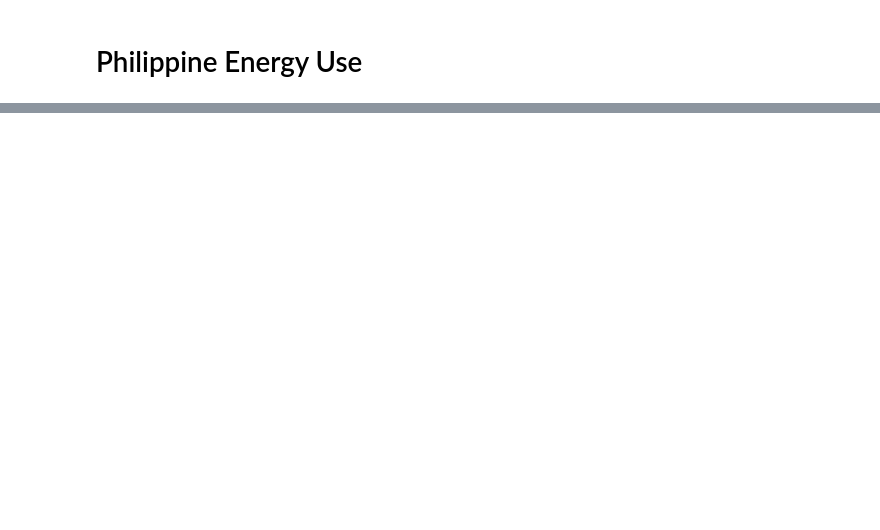
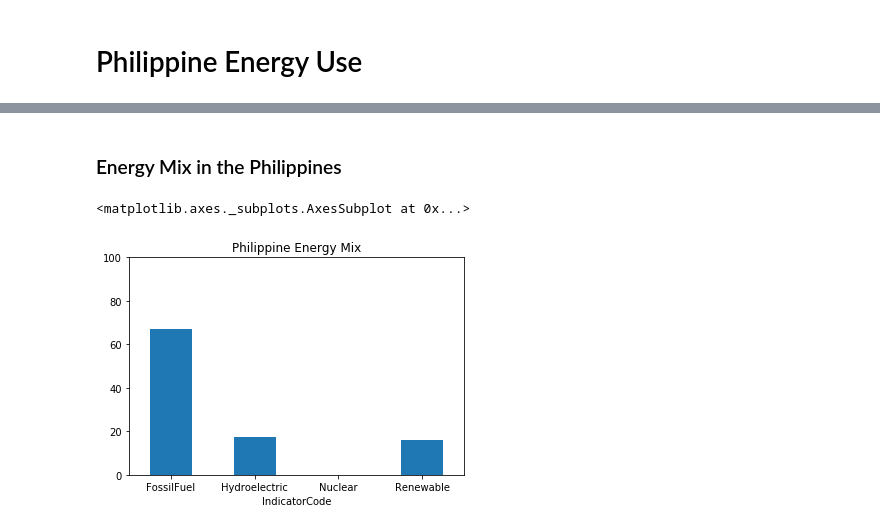
Before and after one commit to jervenclark/data-science, a Jupyter notebook: 0200_Philippine_Energy_Use.ipynb, the cells around one changed output, grey strips where cells are left out. Drawn from its saved outputs; the diff is of its cells as text; code cells hidden in the pictures; blank space fills up the shorter version.

```diff
--- a/0200_Philippine_Energy_Use.ipynb
+++ b/0200_Philippine_Energy_Use.ipynb
@@ -56,0 +127,7 @@ ph_ec_total.plot.bar(**plot_args, title='Philippine Energy Consumption')
+# %%
+fossil_fuel_indicator_code = 'EG.ELC.FOSL.ZS'
+hydroelectric_indicator_code = 'EG.ELC.HYRO.ZS'
+nuclear_indicator_code = 'EG.ELC.NUCL.ZS'
+renewable_indicator_code = 'EG.ELC.RNWX.ZS'
+# %%
+em_indicator_map = {'EG.ELC.FOSL.ZS': 'FossilFuel', 'EG.ELC.HYRO.ZS': 'Hydroelectric', 'EG.ELC.NUCL.ZS': 'Nuclear', 'EG.ELC.RNWX.ZS': 'Renewable'}
@@ -56,0 +136,8 @@ ph_ec_total.plot.bar(**plot_args, title='Philippine Energy Consumption')
+# %%
+phl_energy_mix = (
+phl_indicators[phl_indicators.IndicatorCode.isin([fossil_fuel_indicator_code, hydroelectric_indicator_code, nuclear_indicator_code, renewable_indicator_code])]
+    .pivot_table(index=['CountryName', 'CountryCode', 'Year'], columns='IndicatorCode', values='Value')
+    .reset_index()
+    .rename(columns=em_indicator_map)
+)
+phl_energy_mix.drop(columns='Year').agg('mean')
@@ -56,0 +153,7 @@ ph_ec_total.plot.bar(**plot_args, title='Philippine Energy Consumption')
+# %% [markdown]
+### Energy Mix in the Philippines
+# %%
+phl_energy_mix.drop(columns='Year').agg('mean').plot.bar(title='Philippine Energy Mix', ylim=(0, 100), rot=0)
+# %% [output]
+<matplotlib.axes._subplots.AxesSubplot at 0x...>
+[figure, added]
```
Also changed, not shown: parts of 54 cells of this notebook.
